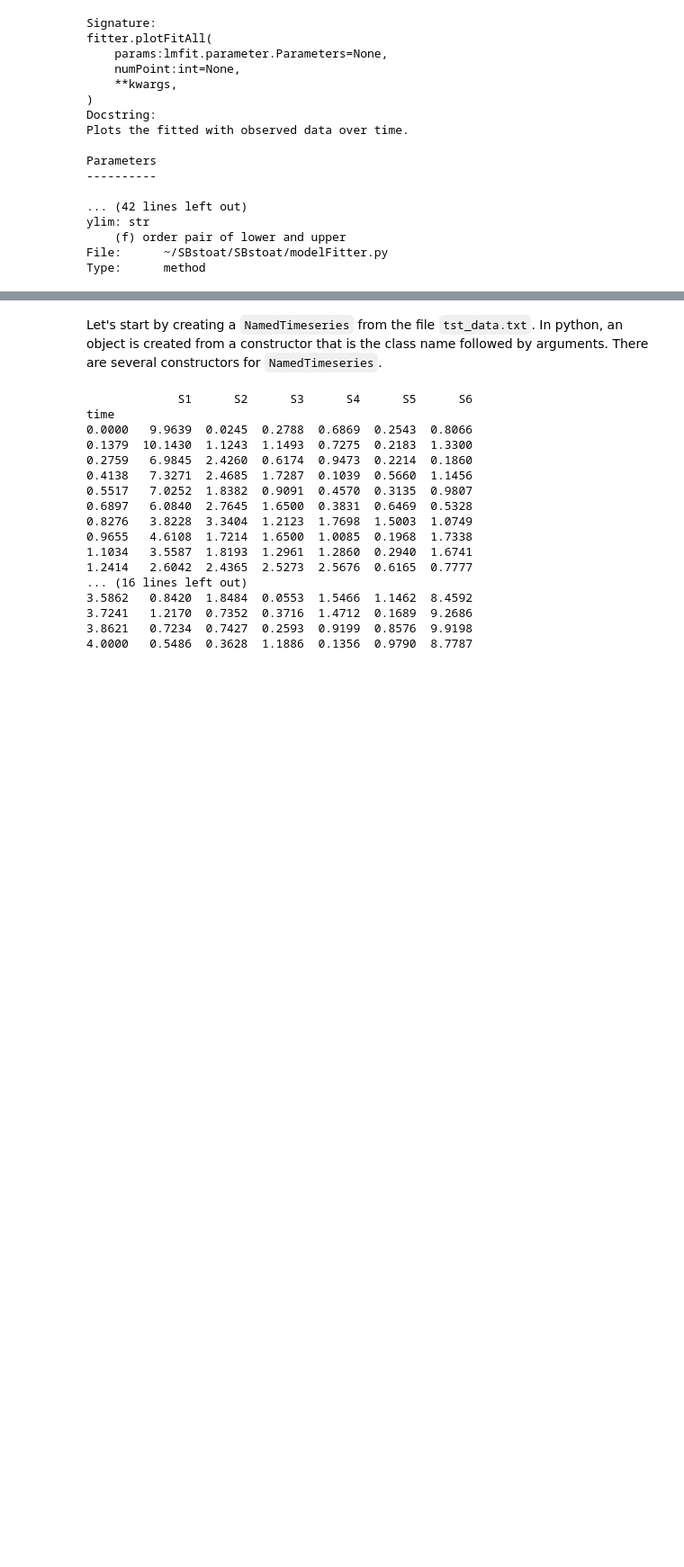
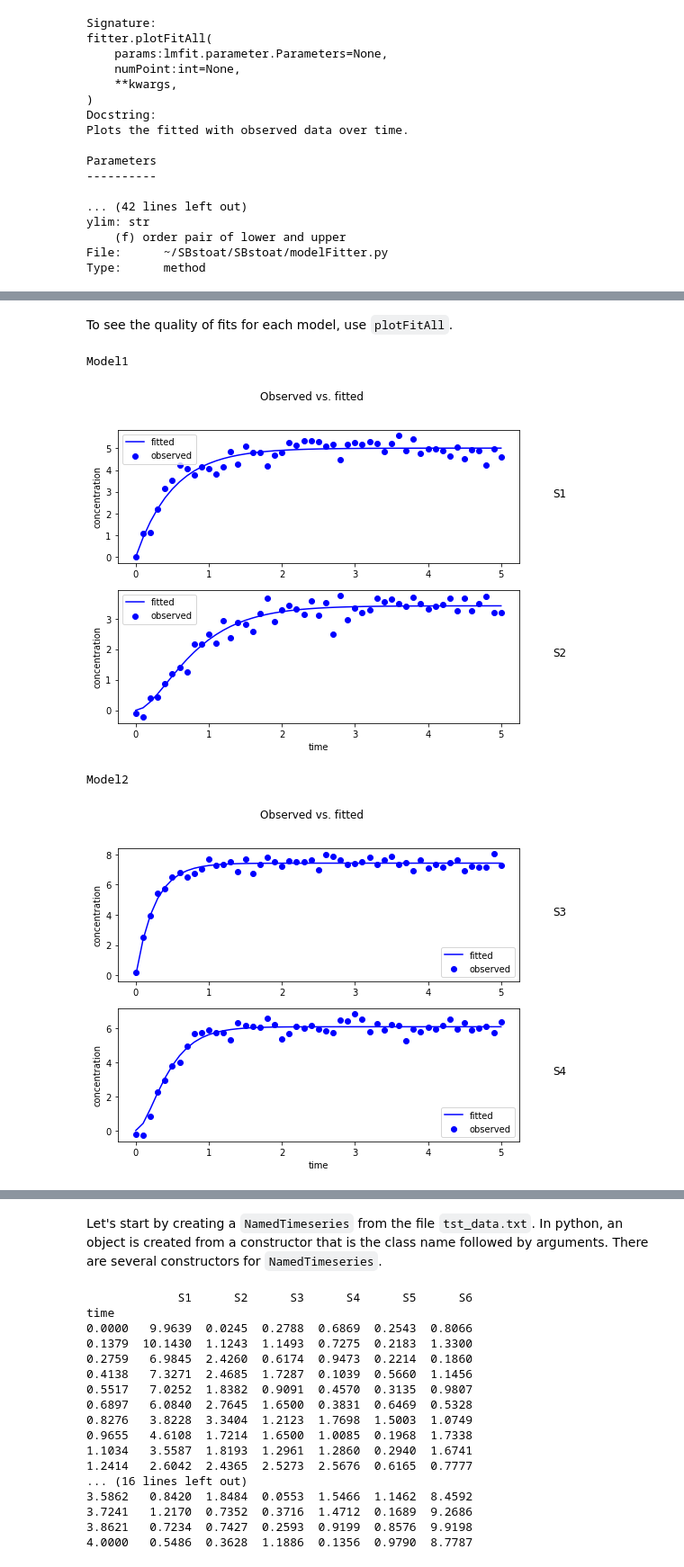
Before and after one commit to sys-bio/SBstoat, a Jupyter notebook: notebooks/Tutorial on Utilities for Model Fitting.ipynb, the cells around one changed output, grey strips where cells are left out. Shown at 90% size. Cells and saved outputs as stored; diff of their text form; code cells hidden in the pictures; blank space fills up the shorter version.

Commit message:
Complete implementation of SuiteFitter.

```diff
--- a/notebooks/Tutorial on Utilities for Model Fitting.ipynb
+++ b/notebooks/Tutorial on Utilities for Model Fitting.ipynb
@@ -213,0 +281,24 @@ k5
+# %%
+def mkSyntheticData(model, std=0.3):
+    """
+    Creates synthetic observations for a model by adding a normally distributed random variable with zero mean.
+
+    Parameters
+    ----------
+    model: str
+        Antimony model
+    std: float
+        Standard deviation of the random error
+
+    Returns
+    -------
+        NamedTimeseries
+    """
+    rr = te.loada(model)
+    dataArr = rr.simulate()
+    fittedTS = NamedTimeseries(namedArray=dataArr)
+    synthesizer = ObservationSynthesizerRandomErrors(fittedTS=fittedTS, std=std)
+    return synthesizer.calculate()
+# %%
+data1TS = mkSyntheticData(MODEL1)
+data2TS = mkSyntheticData(MODEL2)
@@ -213,0 +310,5 @@ k5
+# %%
+# Fit the model suite
+suiteFitter = SuiteFitter([MODEL1, MODEL2], [data1TS, data2TS], [PARAMETERS1, PARAMETERS2],
+                         modelNames=["Model1", "Model2"], fitterMethods=["differential_evolution"])
+suiteFitter.fitSuite()
@@ -213,0 +337,9 @@ k5
+# %% [markdown]
+To see the quality of fits for each model, use ``plotFitAll``.
+# %%
+suiteFitter.plotFitAll(titlePosition=(1.1, 0.5))
+# %% [output]
+Model1
+[figure, added]
+Model2
+[figure, added]
```
Also changed, not shown: parts of 21 cells of this notebook, 2 other files.
